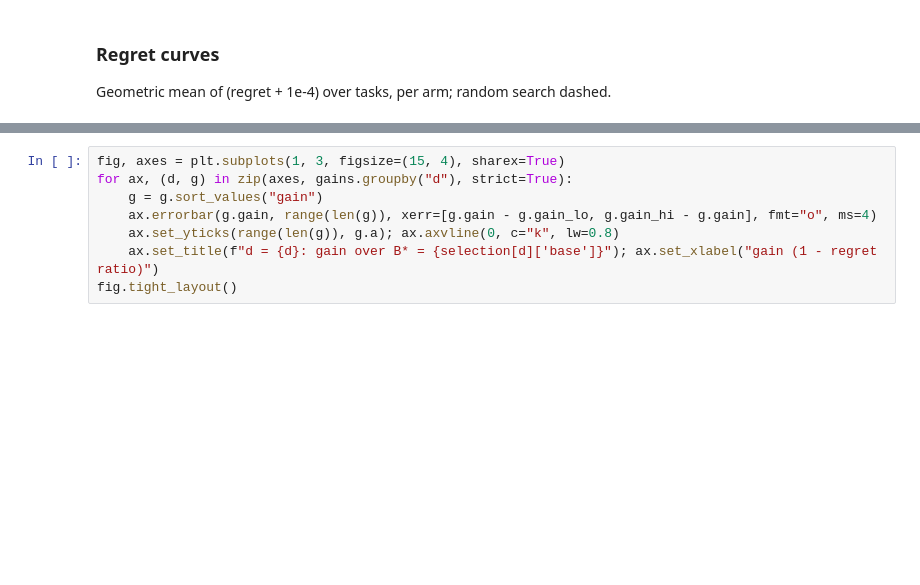
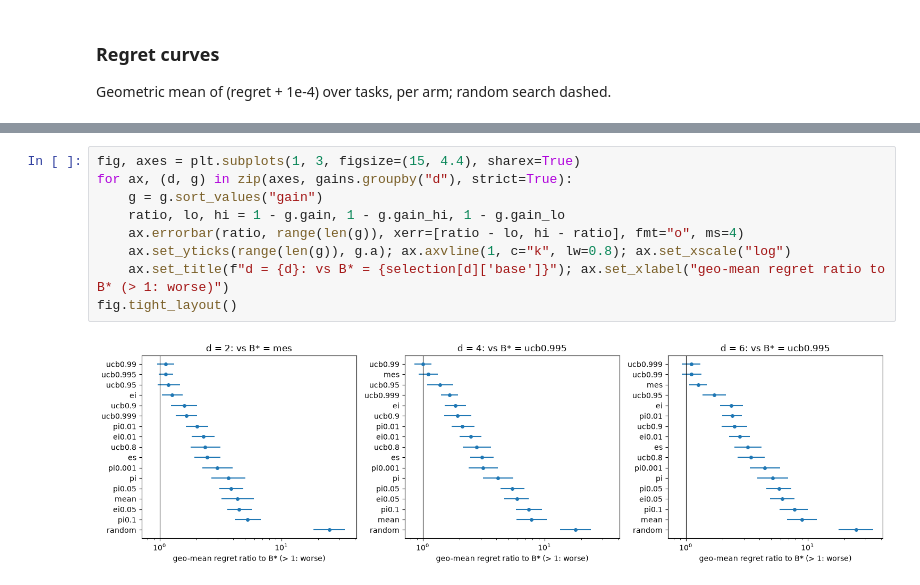
Before and after one commit to timruhkopf/anytime-acquisition, a Jupyter notebook: notebooks/01_2026-10-21_static_tune.ipynb, the cells around one changed output, grey strips where cells are left out. Saved outputs shown, nothing was run; the diff lists cells and outputs as text; blank space fills up the shorter version.

```diff
--- a/notebooks/01_2026-10-21_static_tune.ipynb
+++ b/notebooks/01_2026-10-21_static_tune.ipynb
@@ -97,11 +229,14 @@ gains.pivot(index="a", columns="d", values="gain").round(3)
 # %%
-fig, axes = plt.subplots(1, 3, figsize=(15, 4), sharex=True)
+fig, axes = plt.subplots(1, 3, figsize=(15, 4.4), sharex=True)
 for ax, (d, g) in zip(axes, gains.groupby("d"), strict=True):
     g = g.sort_values("gain")
-    ax.errorbar(g.gain, range(len(g)), xerr=[g.gain - g.gain_lo, g.gain_hi - g.gain], fmt="o", ms=4)
-    ax.set_yticks(range(len(g)), g.a); ax.axvline(0, c="k", lw=0.8)
-    ax.set_title(f"d = {d}: gain over B* = {selection[d]['base']}"); ax.set_xlabel("gain (1 - regret ratio)")
+    ratio, lo, hi = 1 - g.gain, 1 - g.gain_hi, 1 - g.gain_lo
+    ax.errorbar(ratio, range(len(g)), xerr=[ratio - lo, hi - ratio], fmt="o", ms=4)
+    ax.set_yticks(range(len(g)), g.a); ax.axvline(1, c="k", lw=0.8); ax.set_xscale("log")
+    ax.set_title(f"d = {d}: vs B* = {selection[d]['base']}"); ax.set_xlabel("geo-mean regret ratio to B* (> 1: worse)")
 fig.tight_layout()
+# %% [output]
+[figure, added]
 # %% [markdown]
 ## Observations
 
```
Also changed, not shown: parts of 8 cells of this notebook, 19 other files.
